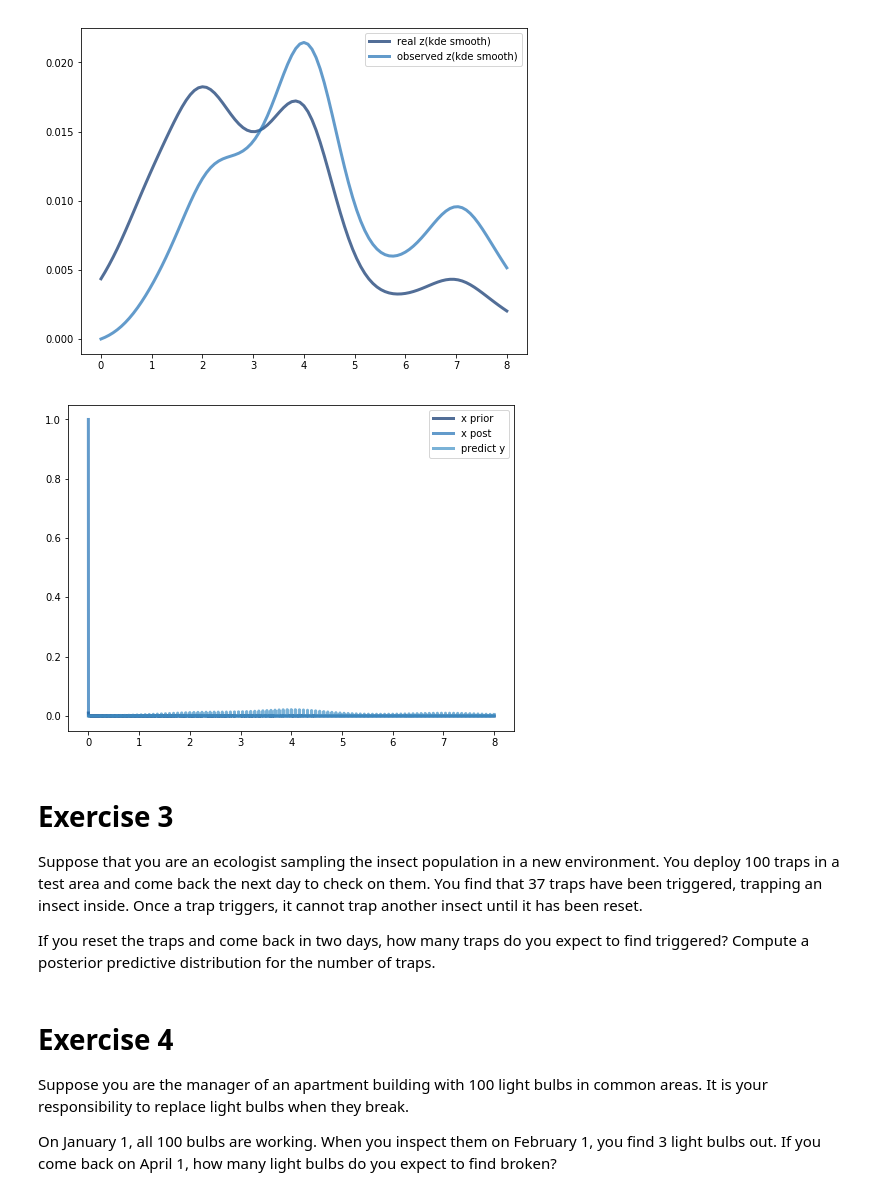
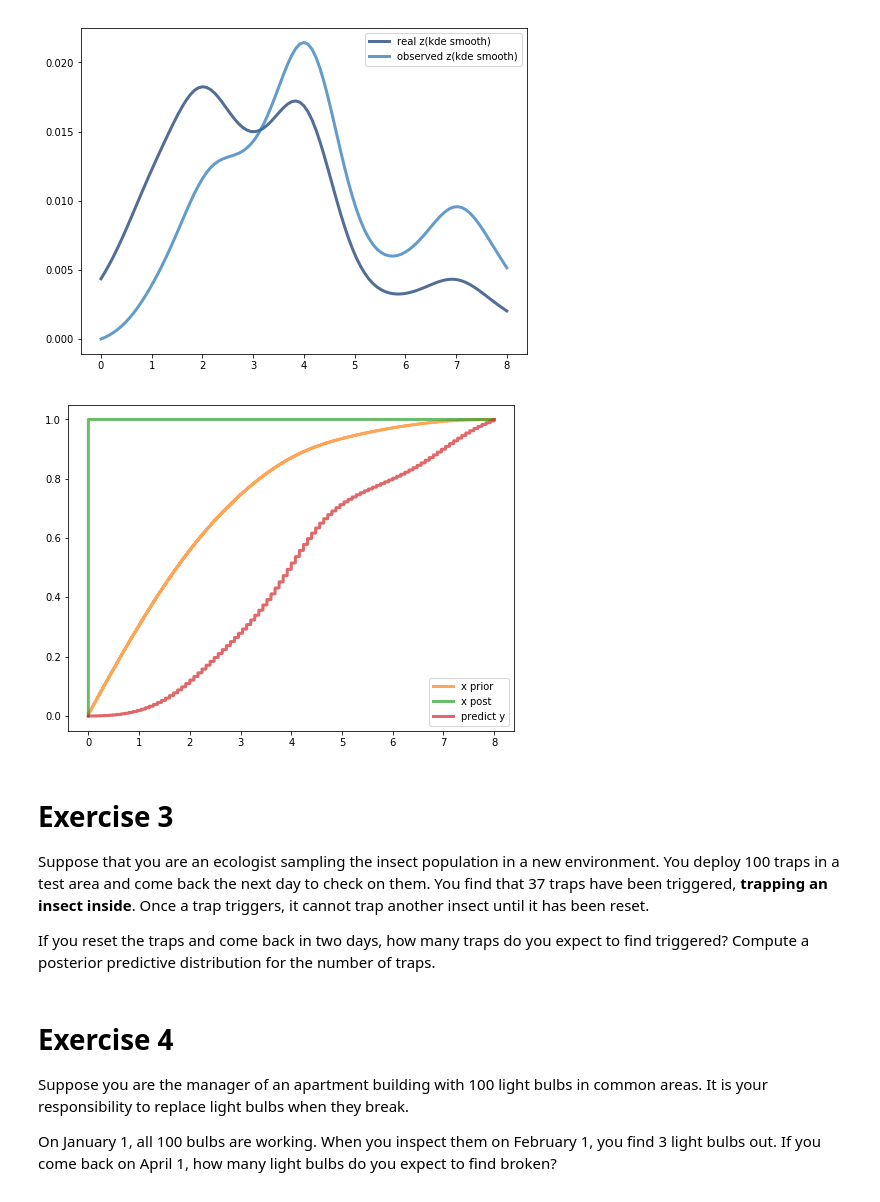
Before and after one commit to llv22/thinkbayes, a Jupyter notebook: chapter7/chapter7_exercises.ipynb, the cells around one changed output. Drawn from its saved outputs; the diff is of its cells as text; code cells hidden in the pictures.

```diff
--- a/chapter7/chapter7_exercises.ipynb
+++ b/chapter7/chapter7_exercises.ipynb
@@ -152,9 +152,12 @@ plt.show()
 # %%
 def RemoveNegatives(pmf):
     leftover = pmf.Copy()
+    count = 0
     for val in leftover.Values():
         if val < 0:
             pmf.Remove(val)
+            count += 1
+    print("original size: ", len(leftover.Values()), "current size: ", len(pmf.Values()))
     pmf.Normalize()
 
 def PredictWaitTime(pmf_zb, pmf_x):
@@ -181,22 +184,21 @@ class ElapsedTimeEstimator(object):
         self.pmf_y = PredictWaitTime(wtc.pmf_zb, self.post_x)
 # %%
 wtc = WaitTimeCalculator(pmf_zsmooth)
-ete = ElapsedTimeEstimator(wtc, lam=2.0/60, num_passengers=15)
+ete = ElapsedTimeEstimator(wtc, lam=2.0/60, num_passengers=3)
 
 # thinkplot for visualization
 thinkplot.Clf()
 thinkplot.PrePlot(num=2)
-thinkplot.Plot(ete.prior_x, label='x prior')
-thinkplot.Plot(ete.post_x, label='x post')
-thinkplot.Plot(ete.pmf_y, label='predict y')
+thinkplot.cdf(ete.prior_x.MakeCdf(label='x prior'), color='C1')
+thinkplot.cdf(ete.post_x.MakeCdf(label='x post'), color='C2')
+thinkplot.cdf(ete.pmf_y.MakeCdf(label='predict y'), color='C3')
 plt.legend()
 plt.show()
 # %% [output]
-[figure, old version]
+[figure, new version]
 # %% [markdown]
 # Exercise 3
-Suppose that you are an ecologist sampling the insect population in a new environment. You deploy 100 traps in a test area and come back the next day to check on them. You find that 37 traps have been triggered, trapping an insect
-inside. Once a trap triggers, it cannot trap another insect until it has been reset.
+Suppose that you are an ecologist sampling the insect population in a new environment. You deploy 100 traps in a test area and come back the next day to check on them. You find that 37 traps have been triggered, **trapping an insect inside**. Once a trap triggers, it cannot trap another insect until it has been reset.
 
 If you reset the traps and come back in two days, how many traps do you expect to find triggered? Compute a posterior predictive distribution for the number of traps.
 # %% [markdown]
```
